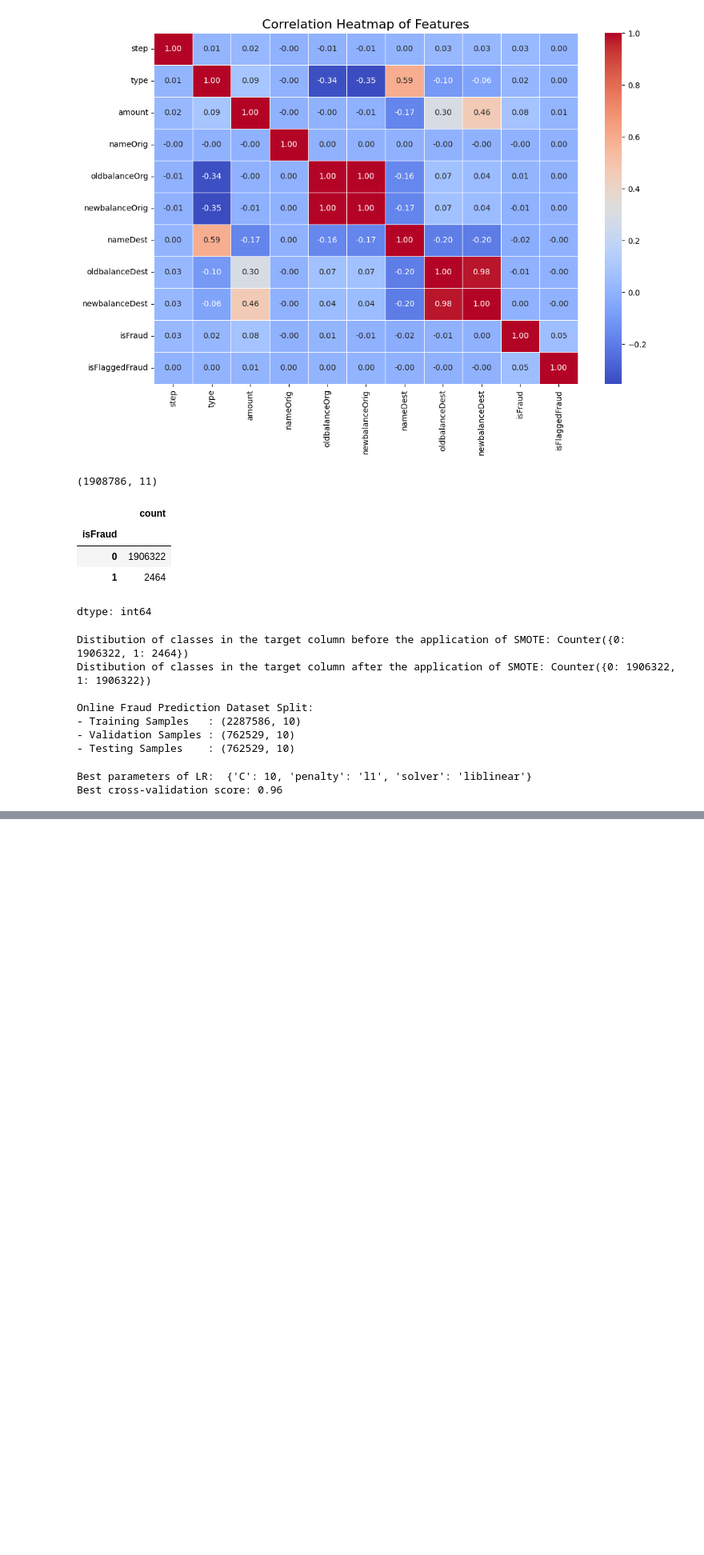
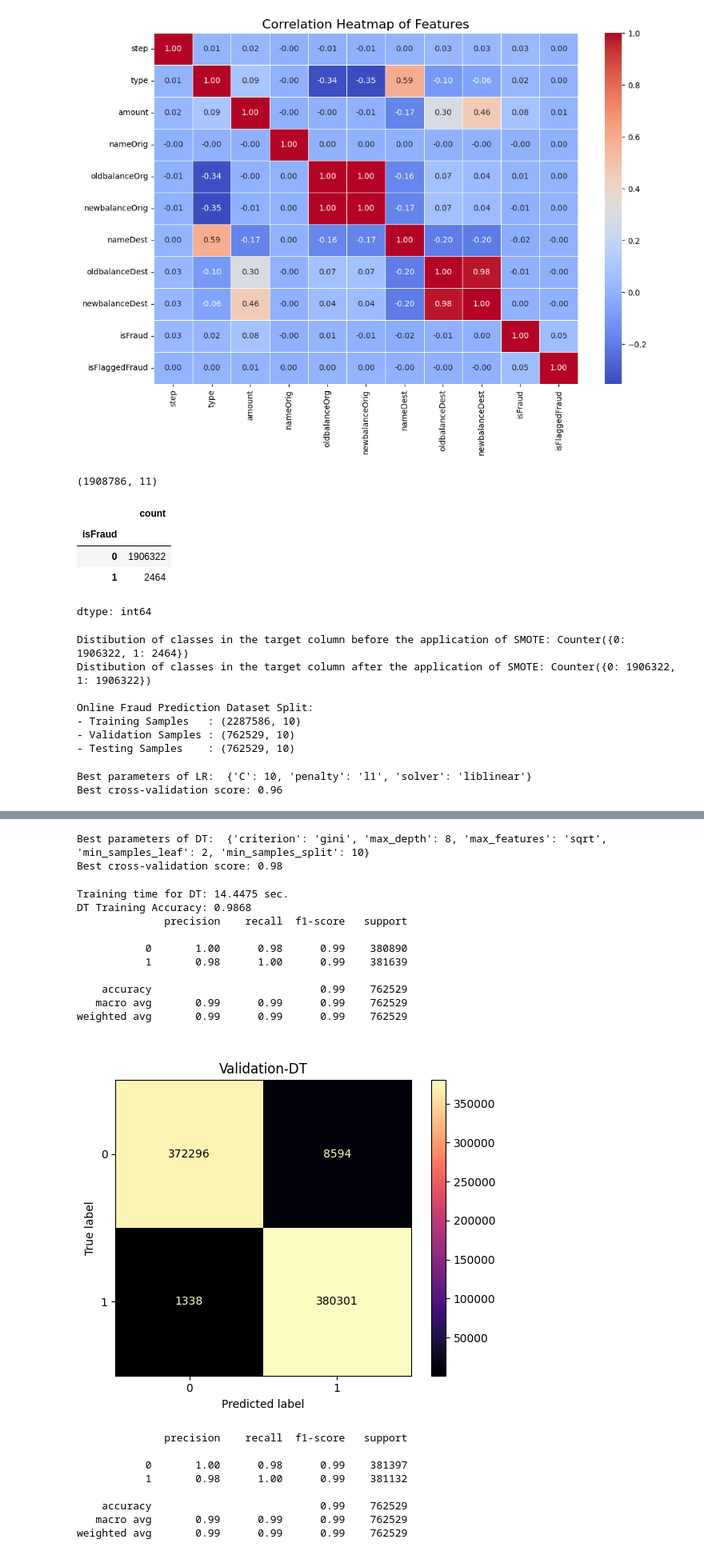
Before and after one commit to shashank02468/Performance-analysis-of-SMOTE-and-SMOTE-ENN-for-online-fraud-prediction, a Jupyter notebook: Fraud_Detection_final_code.ipynb, the cells around one changed output, grey strips where cells are left out. Shown: that part at 80% size. Drawn from its saved outputs; the diff is of its cells as text; code cells hidden in the pictures; blank space fills up the shorter version.

```diff
--- a/Fraud_Detection_final_code.ipynb
+++ b/Fraud_Detection_final_code.ipynb
@@ -451,0 +513,60 @@ weighted avg       0.96      0.96      0.96    762529
+# %%
+dt_model = DecisionTreeClassifier()
+
+param_grid = {'criterion':['gini', 'entropy'],
+              'max_depth': [3, 5, 8],
+              'min_samples_split': [5, 10],
+              'min_samples_leaf': [2, 4, 6],
+              'max_features': ['sqrt', 'log2']}
+
+dt_grid_search = GridSearchCV(dt_model, param_grid, cv=2, scoring='accuracy')
+dt_grid_search.fit(X_train_sub, y_train_sub)
+dt_bst_param = dt_grid_search.best_params_
+print("Best parameters of DT: ", dt_bst_param)
+print("Best cross-validation score: {:.2f}".format(dt_grid_search.best_score_))
+# %% [output]
+Best parameters of DT:  {'criterion': 'gini', 'max_depth': 8, 'max_features': 'sqrt', 'min_samples_leaf': 2, 'min_samples_split': 10}
+Best cross-validation score: 0.98
+# %%
+time_start = time.time()
+best_dt_model = DecisionTreeClassifier(**dt_bst_param)
+best_dt_model.fit(X_train, y_train)
+time_end = time.time()
+time_train = time_end - time_start
+print(f"\nTraining time for DT: {time_train:.4f} sec.")
+accuracy_train = best_dt_model.score(X_train, y_train)
+print(f"DT Training Accuracy: {accuracy_train:.4f}")
+
+y_pred_val = best_dt_model.predict(X_val)
+print(classification_report(y_val, y_pred_val))
+cm_val = confusion_matrix(y_val, y_pred_val)
+ConfusionMatrixDisplay(confusion_matrix=cm_val, display_labels=[0, 1]).plot(cmap='magma')
+plt.title('\nValidation-DT')
+plt.show()
+
+y_pred_test = best_dt_model.predict(X_test)
+print(classification_report(y_test, y_pred_test))
+cm_test = confusion_matrix(y_test, y_pred_test)
+ConfusionMatrixDisplay(confusion_matrix=cm_test, display_labels=[0, 1]).plot(cmap='magma')
+plt.title('\nTesting-DT')
+plt.show()
+# %% [output]
+Training time for DT: 14.4475 sec.
+DT Training Accuracy: 0.9868
+              precision    recall  f1-score   support
+
+           0       1.00      0.98      0.99    380890
+           1       0.98      1.00      0.99    381639
+
+    accuracy                           0.99    762529
+   macro avg       0.99      0.99      0.99    762529
+weighted avg       0.99      0.99      0.99    762529
+[figure, added]
+              precision    recall  f1-score   support
+
+           0       1.00      0.98      0.99    381397
+           1       0.98      1.00      0.99    381132
+
+    accuracy                           0.99    762529
+   macro avg       0.99      0.99      0.99    762529
+weighted avg       0.99      0.99      0.99    762529
```
Also changed, not shown: parts of 5 cells of this notebook.
